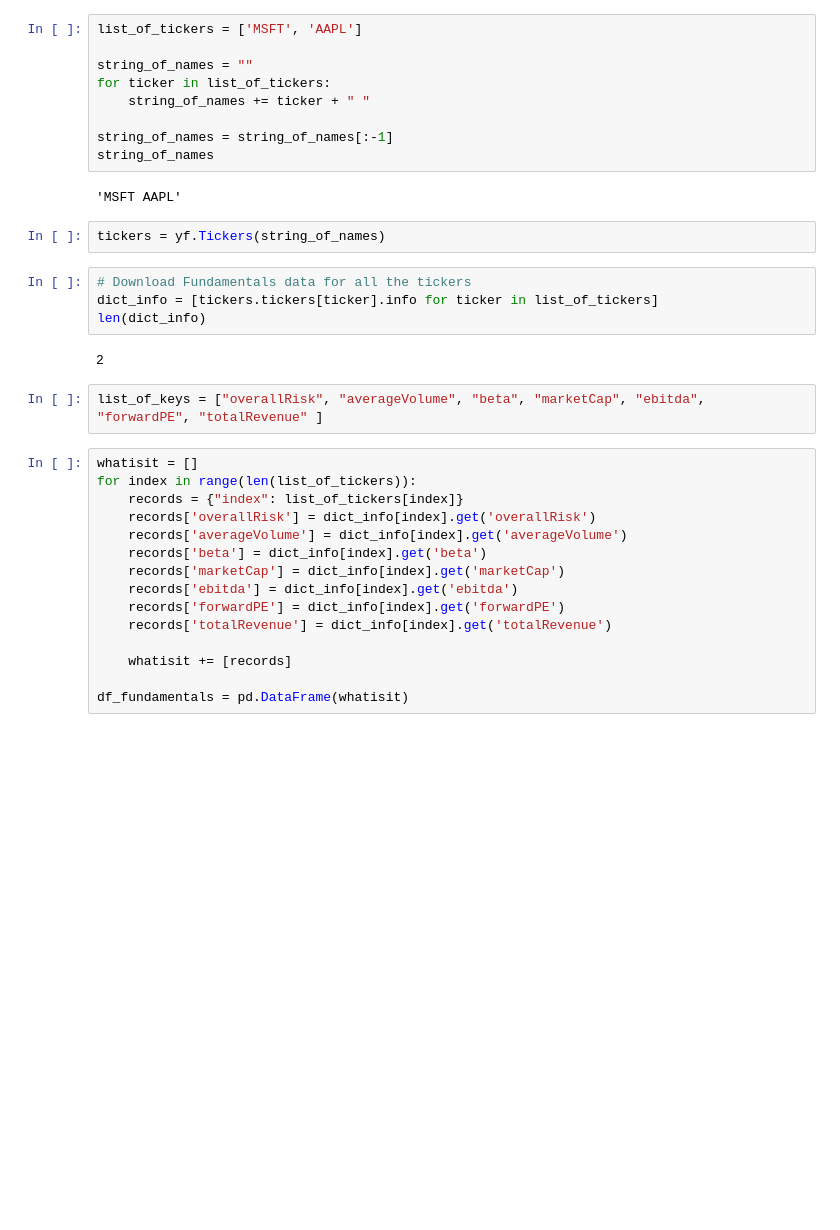
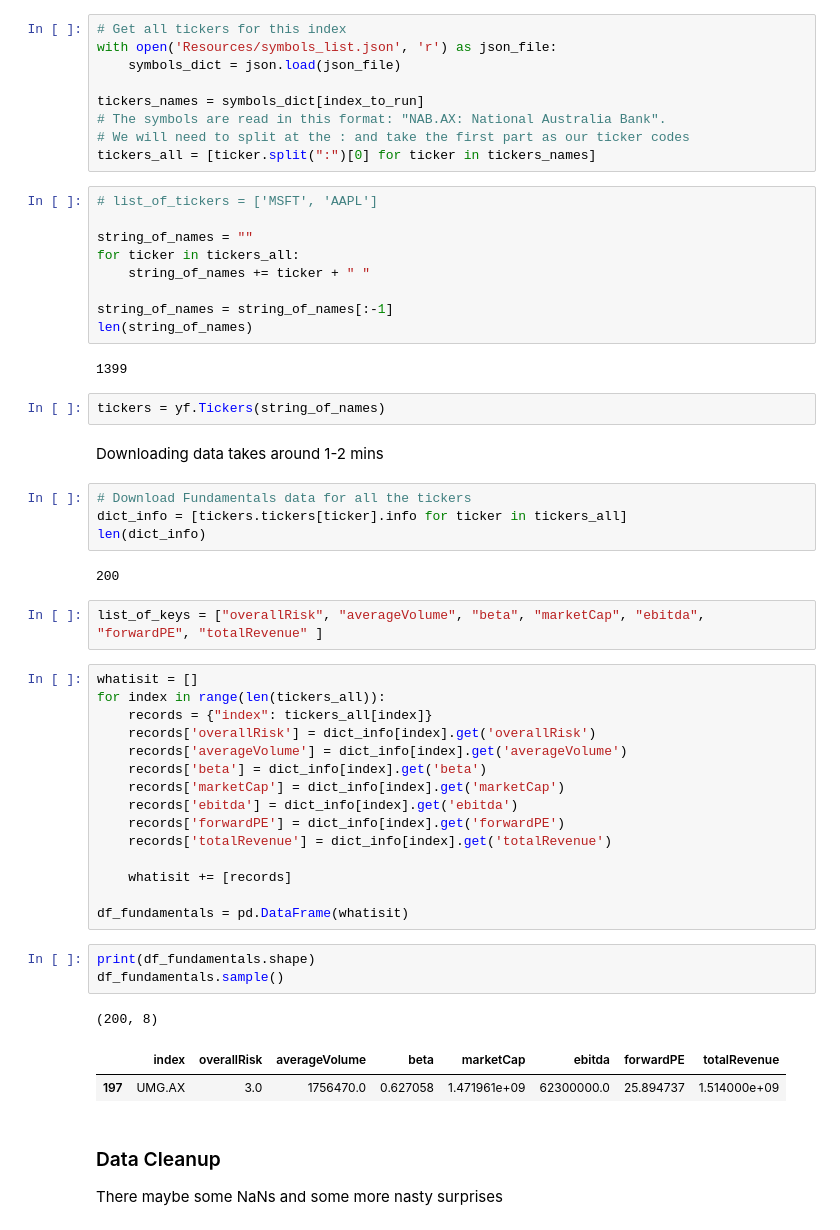
Before and after one commit to siddheshtungare/Portfolio-analysis-streamlit, a Jupyter notebook: Fundamental_Analysis.ipynb, the cells around one changed output. Saved outputs shown, nothing was run; the diff lists cells and outputs as text; blank space fills up the shorter version.

Commit message:
some more fundamental analysis

```diff
--- a/Fundamental_Analysis.ipynb
+++ b/Fundamental_Analysis.ipynb
@@ -6,28 +16,39 @@ import pandas as pd
+# %%
+# Get all tickers for this index
+with open('Resources/symbols_list.json', 'r') as json_file:
+    symbols_dict = json.load(json_file)
+
+tickers_names = symbols_dict[index_to_run]
+# The symbols are read in this format: "NAB.AX: National Australia Bank".
+# We will need to split at the : and take the first part as our ticker codes
+tickers_all = [ticker.split(":")[0] for ticker in tickers_names]
 # %%
-list_of_tickers = ['MSFT', 'AAPL']
+# list_of_tickers = ['MSFT', 'AAPL']
 
 string_of_names = ""
-for ticker in list_of_tickers:
+for ticker in tickers_all:
     string_of_names += ticker + " "
 
 string_of_names = string_of_names[:-1]
-string_of_names
+len(string_of_names)
 # %% [output]
-'MSFT AAPL'
+1399
 # %%
 tickers = yf.Tickers(string_of_names)
+# %% [markdown]
+Downloading data takes around 1-2 mins
 # %%
 # Download Fundamentals data for all the tickers
-dict_info = [tickers.tickers[ticker].info for ticker in list_of_tickers]
+dict_info = [tickers.tickers[ticker].info for ticker in tickers_all]
 len(dict_info)
 # %% [output]
-2
+200
 # %%
 list_of_keys = ["overallRisk", "averageVolume", "beta", "marketCap", "ebitda", "forwardPE", "totalRevenue" ]
 # %%
 whatisit = []
-for index in range(len(list_of_tickers)):
-    records = {"index": list_of_tickers[index]}
+for index in range(len(tickers_all)):
+    records = {"index": tickers_all[index]}
     records['overallRisk'] = dict_info[index].get('overallRisk')
     records['averageVolume'] = dict_info[index].get('averageVolume')
     records['beta'] = dict_info[index].get('beta')
@@ -39,3 +60,14 @@ for index in range(len(list_of_tickers)):
     whatisit += [records]
 
 df_fundamentals = pd.DataFrame(whatisit)
+# %%
+print(df_fundamentals.shape)
+df_fundamentals.sample()
+# %% [output]
+(200, 8)
+|  | index | overallRisk | averageVolume | beta | marketCap | ebitda | forwardPE | totalRevenue |
+| 197 | UMG.AX | 3.0 | 1756470.0 | 0.627058 | 1.471961e+09 | 62300000.0 | 25.894737 | 1.514000e+09 |
+# %% [markdown]
+### Data Cleanup
+
+There maybe some NaNs and some more nasty surprises
```
Also changed, not shown: parts of 30 cells of this notebook, 5 other files.
